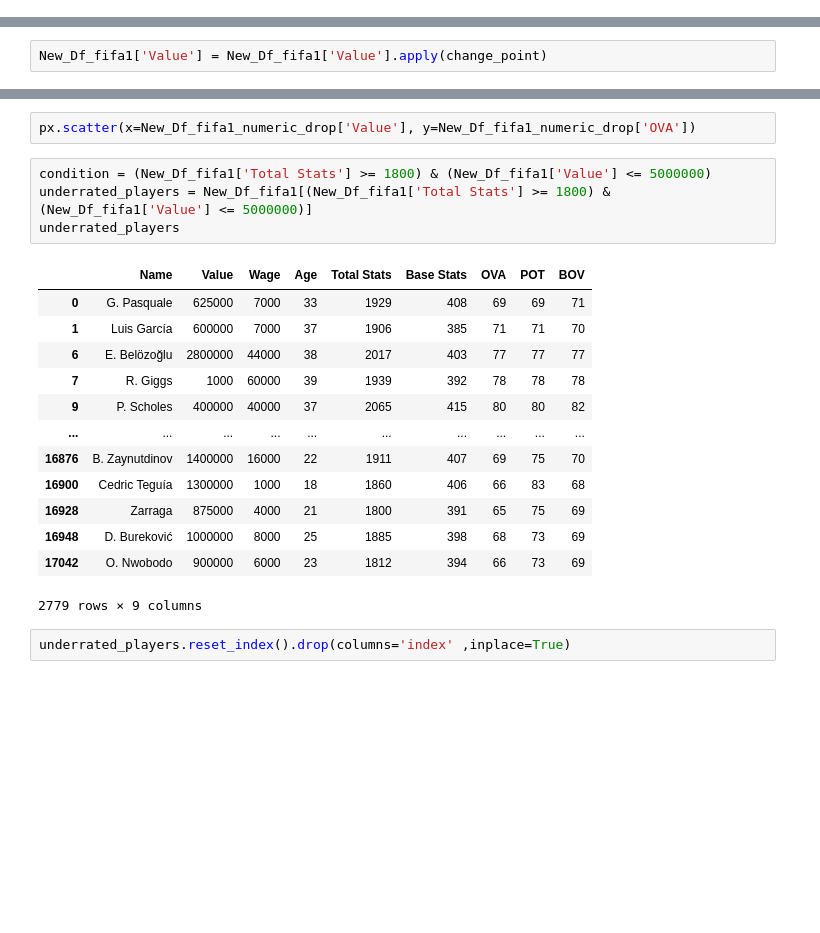
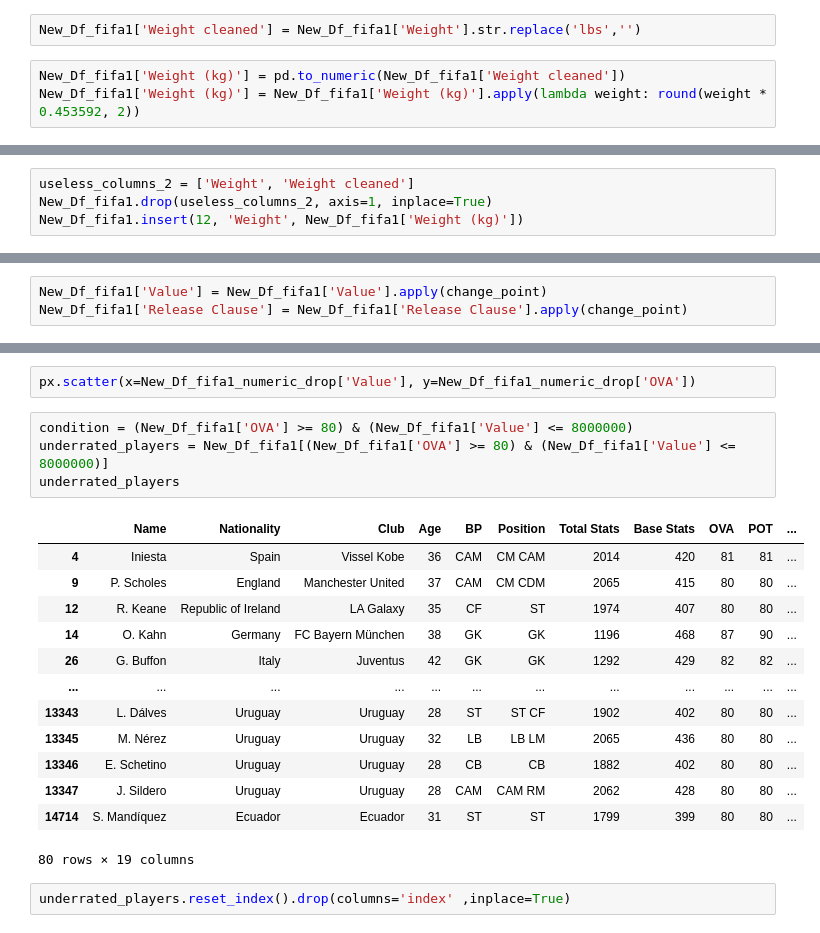
Before and after one commit to RaulRla/Fifa21_Project, a Jupyter notebook: Fifa project.ipynb, the cells around one changed output, grey strips where cells are left out. Cells and saved outputs as stored; diff of their text form; blank space fills up the shorter version.

```diff
--- a/Fifa project.ipynb
+++ b/Fifa project.ipynb
@@ -194,0 +243,5 @@ Name: count, Length: 142, dtype: int64
+# %%
+New_Df_fifa1['Weight cleaned'] = New_Df_fifa1['Weight'].str.replace('lbs','')
+# %%
+New_Df_fifa1['Weight (kg)'] = pd.to_numeric(New_Df_fifa1['Weight cleaned'])
+New_Df_fifa1['Weight (kg)'] = New_Df_fifa1['Weight (kg)'].apply(lambda weight: round(weight * 0.453592, 2))
@@ -194,0 +264,4 @@ Name: count, Length: 142, dtype: int64
+# %%
+useless_columns_2 = ['Weight', 'Weight cleaned']
+New_Df_fifa1.drop(useless_columns_2, axis=1, inplace=True)
+New_Df_fifa1.insert(12, 'Weight', New_Df_fifa1['Weight (kg)'])
@@ -219,6 +314,7 @@ def change_point(value):
     return new_value
 # %%
 New_Df_fifa1['Value'] = New_Df_fifa1['Value'].apply(change_point)
+New_Df_fifa1['Release Clause'] = New_Df_fifa1['Release Clause'].apply(change_point)
 # %%
 New_Df_fifa1['Value'] = New_Df_fifa1['Value'].str.replace('.','')
 New_Df_fifa1
@@ -349,23 +469,23 @@ sns.heatmap(num_corr,annot=True)
 # %%
 px.scatter(x=New_Df_fifa1_numeric_drop['Value'], y=New_Df_fifa1_numeric_drop['OVA'])
 # %%
-condition = (New_Df_fifa1['Total Stats'] >= 1800) & (New_Df_fifa1['Value'] <= 5000000)
-underrated_players = New_Df_fifa1[(New_Df_fifa1['Total Stats'] >= 1800) & (New_Df_fifa1['Value'] <= 5000000)]
+condition = (New_Df_fifa1['OVA'] >= 80) & (New_Df_fifa1['Value'] <= 8000000)
+underrated_players = New_Df_fifa1[(New_Df_fifa1['OVA'] >= 80) & (New_Df_fifa1['Value'] <= 8000000)]
 underrated_players
 # %% [output]
-|  | Name | Value | Wage | Age | Total Stats | Base Stats | OVA | POT | BOV |
-| 0 | G. Pasquale | 625000 | 7000 | 33 | 1929 | 408 | 69 | 69 | 71 |
-| 1 | Luis García | 600000 | 7000 | 37 | 1906 | 385 | 71 | 71 | 70 |
-| 6 | E. Belözoğlu | 2800000 | 44000 | 38 | 2017 | 403 | 77 | 77 | 77 |
-| 7 | R. Giggs | 1000 | 60000 | 39 | 1939 | 392 | 78 | 78 | 78 |
-| 9 | P. Scholes | 400000 | 40000 | 37 | 2065 | 415 | 80 | 80 | 82 |
-| ... | ... | ... | ... | ... | ... | ... | ... | ... | ... |
-| 16876 | B. Zaynutdinov | 1400000 | 16000 | 22 | 1911 | 407 | 69 | 75 | 70 |
-| 16900 | Cedric Teguía | 1300000 | 1000 | 18 | 1860 | 406 | 66 | 83 | 68 |
-| 16928 | Zarraga | 875000 | 4000 | 21 | 1800 | 391 | 65 | 75 | 69 |
-| 16948 | D. Bureković | 1000000 | 8000 | 25 | 1885 | 398 | 68 | 73 | 69 |
-| 17042 | O. Nwobodo | 900000 | 6000 | 23 | 1812 | 394 | 66 | 73 | 69 |
+|  | Name | Nationality | Club | Age | BP | Position | Total Stats | Base Stats | OVA | POT | ... |
+| 4 | Iniesta | Spain | Vissel Kobe | 36 | CAM | CM CAM | 2014 | 420 | 81 | 81 | ... |
+| 9 | P. Scholes | England | Manchester United | 37 | CAM | CM CDM | 2065 | 415 | 80 | 80 | ... |
+| 12 | R. Keane | Republic of Ireland | LA Galaxy | 35 | CF | ST | 1974 | 407 | 80 | 80 | ... |
+| 14 | O. Kahn | Germany | FC Bayern München | 38 | GK | GK | 1196 | 468 | 87 | 90 | ... |
+| 26 | G. Buffon | Italy | Juventus | 42 | GK | GK | 1292 | 429 | 82 | 82 | ... |
+| ... | ... | ... | ... | ... | ... | ... | ... | ... | ... | ... | ... |
+| 13343 | L. Dálves | Uruguay | Uruguay | 28 | ST | ST CF | 1902 | 402 | 80 | 80 | ... |
+| 13345 | M. Nérez | Uruguay | Uruguay | 32 | LB | LB LM | 2065 | 436 | 80 | 80 | ... |
+| 13346 | E. Schetino | Uruguay | Uruguay | 28 | CB | CB | 1882 | 402 | 80 | 80 | ... |
+| 13347 | J. Sildero | Uruguay | Uruguay | 28 | CAM | CAM RM | 2062 | 428 | 80 | 80 | ... |
+| 14714 | S. Mandíquez | Ecuador | Ecuador | 31 | ST | ST | 1799 | 399 | 80 | 80 | ... |
-2779 rows × 9 columns
+80 rows × 19 columns
 # %%
 underrated_players.reset_index().drop(columns='index' ,inplace=True)
 # %%
```
Also changed, not shown: parts of 45 cells of this notebook.
